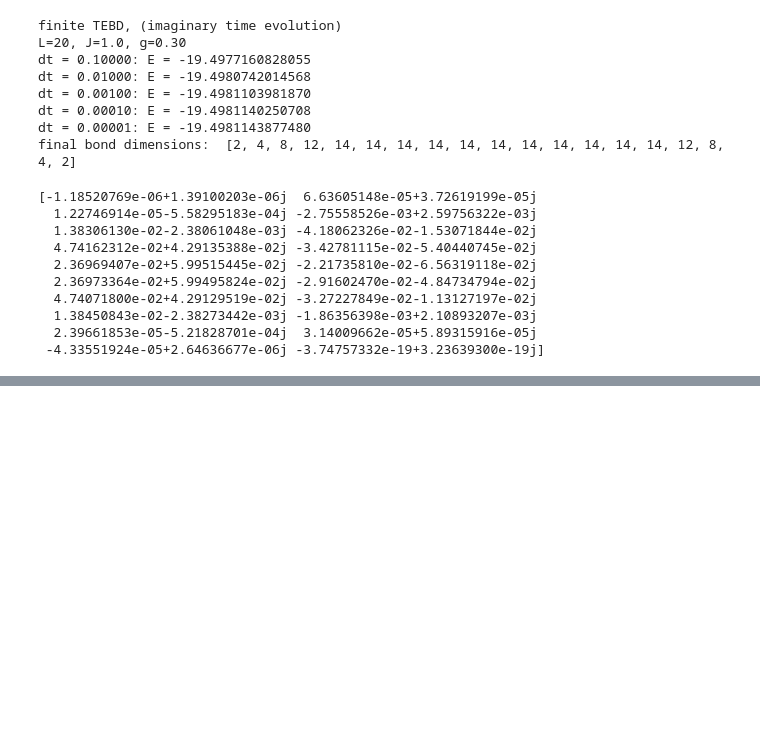
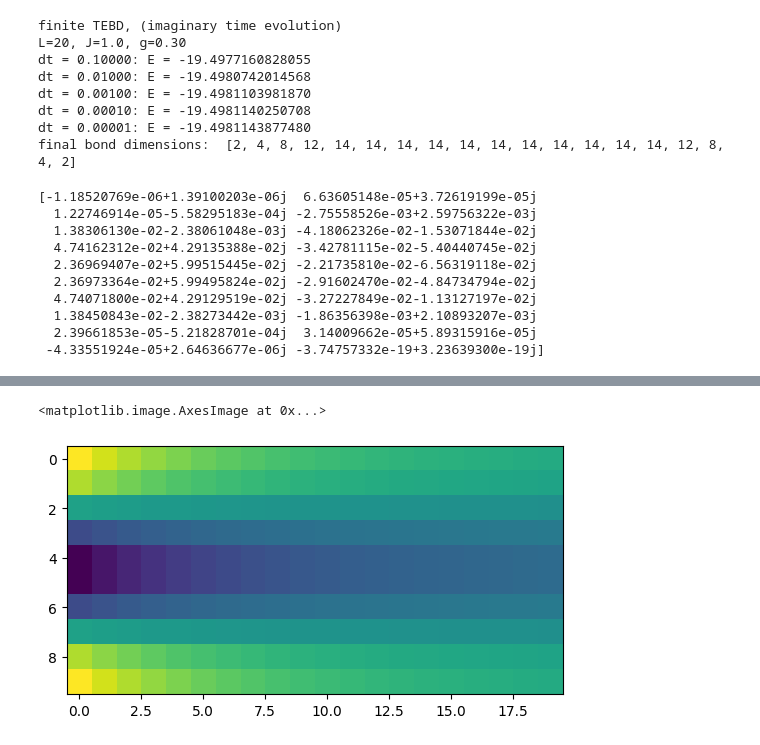
Before and after one commit to rbudai98/University, a Jupyter notebook: FOPRA_32/final_version/notebook_c.ipynb, the cells around one changed output, grey strips where cells are left out. Saved outputs shown, nothing was run; the diff lists cells and outputs as text; code cells hidden in the pictures; blank space fills up the shorter version.

```diff
--- a/FOPRA_32/final_version/notebook_c.ipynb
+++ b/FOPRA_32/final_version/notebook_c.ipynb
@@ -457,0 +482,5 @@ plt.imshow(ents)
+# %%
+plt.imshow(results)
+# %% [output]
+<matplotlib.image.AxesImage at 0x...>
+[figure, added]
```
Also changed, not shown: parts of 3 cells of this notebook.
